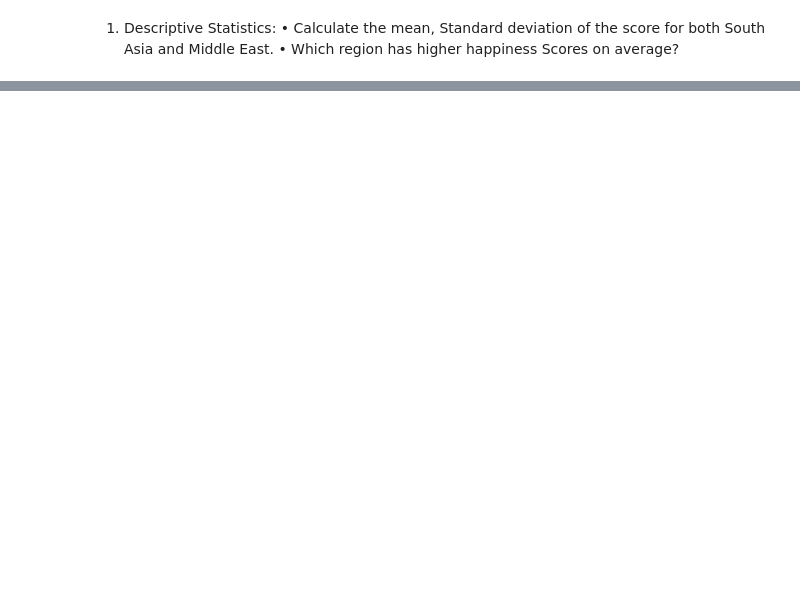
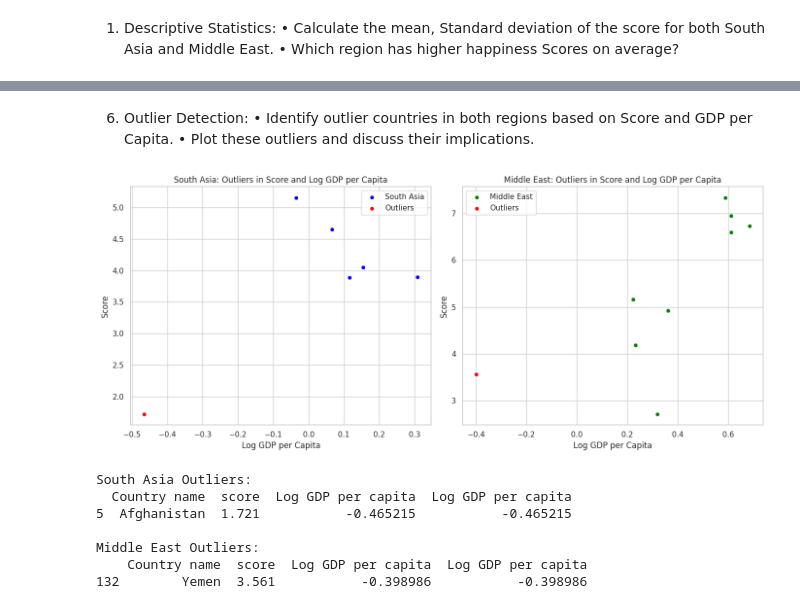
Before and after one commit to Aadityach/L5CG1_Aaditya_2414024, a Jupyter notebook: 2414024_AadityaChaudharyTharu.ipynb, the cells around one changed output, grey strips where cells are left out. Saved outputs shown, nothing was run; the diff lists cells and outputs as text; code cells hidden in the pictures; blank space fills up the shorter version.

```diff
--- a/2414024_AadityaChaudharyTharu.ipynb
+++ b/2414024_AadityaChaudharyTharu.ipynb
@@ -881,0 +944,67 @@ NameError: name 'south_asian_df' is not defined
+# %% [markdown]
+6. Outlier Detection:
+• Identify outlier countries in both regions based on Score and GDP per Capita.
+• Plot these outliers and discuss their implications.
+# %%
+# Transform GDP per capita to Log GDP per capita
+sac_dataset['Log GDP per capita'] = np.log(sac_dataset['Log GDP per capita'])
+mec_dataset['Log GDP per capita'] = np.log(mec_dataset['Log GDP per capita'])
+
+# Function to detect outliers using IQR
+def detect_outliers(df, column):
+    Q1 = df[column].quantile(0.25)
+    Q3 = df[column].quantile(0.75)
+    IQR = Q3 - Q1
+    lower_bound = Q1 - 1.5 * IQR
+    upper_bound = Q3 + 1.5 * IQR
+    return df[(df[column] < lower_bound) | (df[column] > upper_bound)]
+
+# Detect outliers in Score and Log GDP per capita
+sac_outliers_score = detect_outliers(sac_dataset, 'score')
+sac_outliers_log_gdp = detect_outliers(sac_dataset, 'Log GDP per capita')
+
+mec_outliers_score = detect_outliers(mec_dataset, 'score')
+mec_outliers_log_gdp = detect_outliers(mec_dataset, 'Log GDP per capita')
+
+# Combine all outliers for each region
+sac_outliers = pd.concat([sac_outliers_score, sac_outliers_log_gdp]).drop_duplicates()
+mec_outliers = pd.concat([mec_outliers_score, mec_outliers_log_gdp]).drop_duplicates()
+
+# Visualization of Outliers
+plt.figure(figsize=(14, 6))
+
+# South Asia - Score vs Log GDP per Capita
+plt.subplot(1, 2, 1)
+sns.scatterplot(x='Log GDP per capita', y='score', data=sac_dataset, label='South Asia', color='blue')
+sns.scatterplot(x='Log GDP per capita', y='score', data=sac_outliers, label='Outliers', color='red', marker='o')
+plt.title('South Asia: Outliers in Score and Log GDP per Capita')
+plt.xlabel('Log GDP per Capita')
+plt.ylabel('Score')
+
+# Middle East - Score vs Log GDP per Capita
+plt.subplot(1, 2, 2)
+sns.scatterplot(x='Log GDP per capita', y='score', data=mec_dataset, label='Middle East', color='green')
+sns.scatterplot(x='Log GDP per capita', y='score', data=mec_outliers, label='Outliers', color='red', marker='o')
+plt.title('Middle East: Outliers in Score and Log GDP per Capita')
+plt.xlabel('Log GDP per Capita')
+plt.ylabel('Score')
+
+plt.tight_layout()
+plt.legend()
+plt.show()
+
+# Print outlier countries
+print("South Asia Outliers:")
+print(sac_outliers[['Country name', 'score', 'Log GDP per capita', 'Log GDP per capita']])
+
+print("\nMiddle East Outliers:")
+print(mec_outliers[['Country name', 'score', 'Log GDP per capita', 'Log GDP per capita']])
+# %% [output]
+[figure, added]
+South Asia Outliers:
+  Country name  score  Log GDP per capita  Log GDP per capita
+5  Afghanistan  1.721           -0.465215           -0.465215
+
+Middle East Outliers:
+    Country name  score  Log GDP per capita  Log GDP per capita
+132        Yemen  3.561           -0.398986           -0.398986
```
Also changed, not shown: parts of 16 cells of this notebook.
